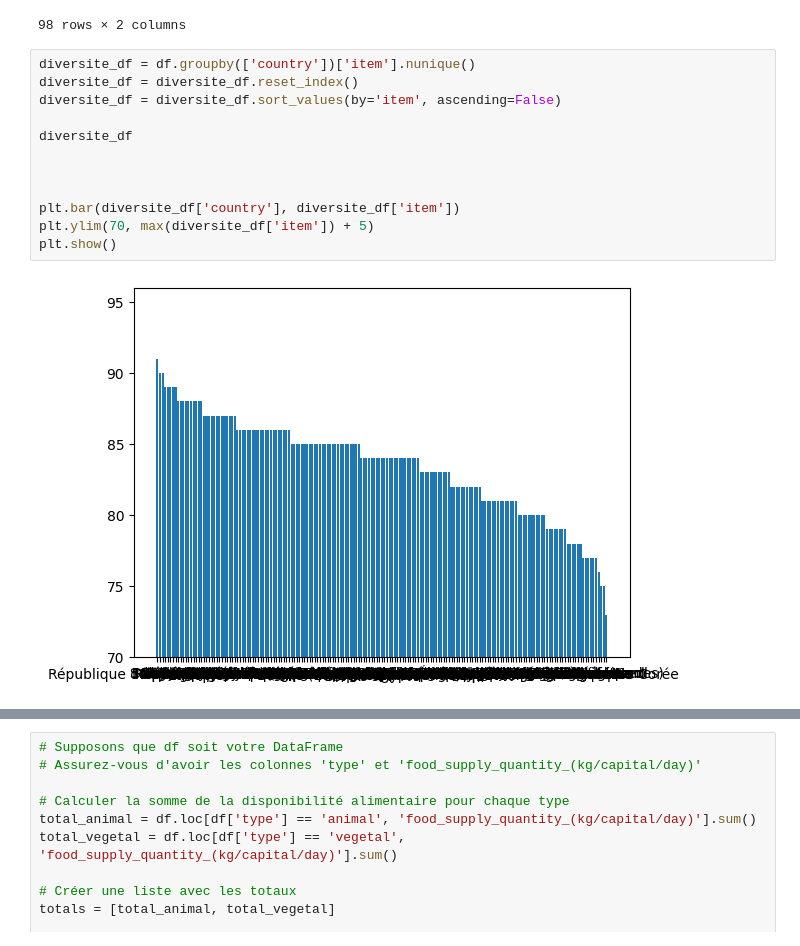
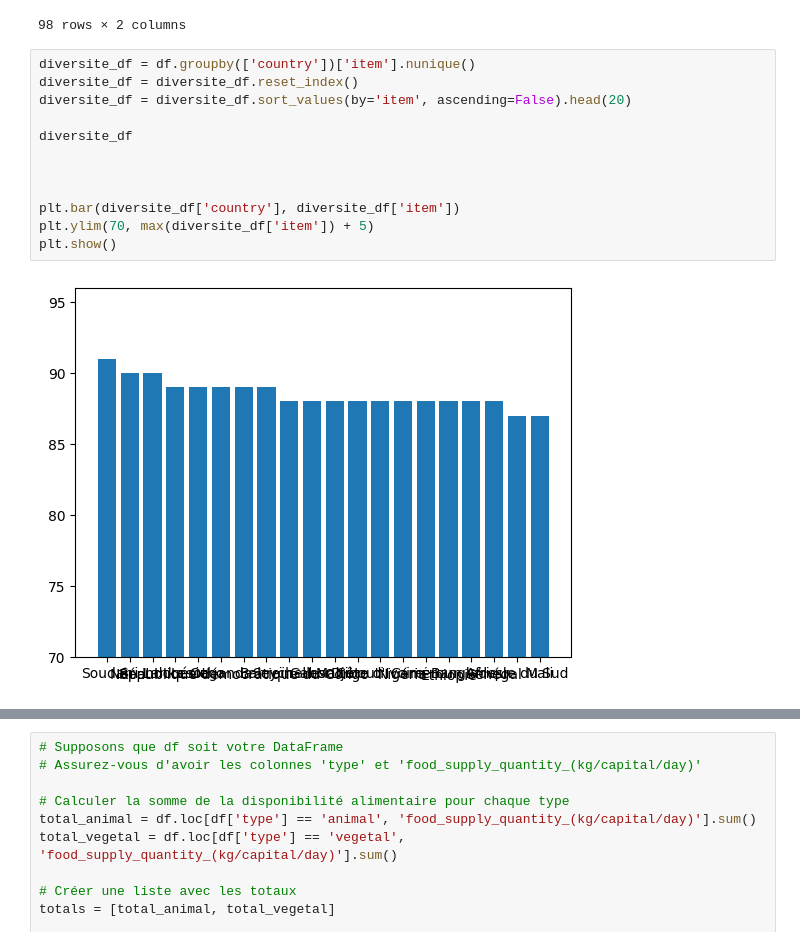
Before and after one commit to Melobgn/Brief-pandas-SEM, a Jupyter notebook: dataframes.ipynb, the cells around one changed output, grey strips where cells are left out. Saved outputs shown, nothing was run; the diff lists cells and outputs as text.

```diff
--- a/dataframes.ipynb
+++ b/dataframes.ipynb
@@ -448,17 +448,17 @@ diversite_df
 # %%
 diversite_df = df.groupby(['country'])['item'].nunique()
 diversite_df = diversite_df.reset_index()
-diversite_df = diversite_df.sort_values(by='item', ascending=False)
+diversite_df = diversite_df.sort_values(by='item', ascending=False).head(20)
 
 diversite_df
 
 
 
 plt.bar(diversite_df['country'], diversite_df['item'])
 plt.ylim(70, max(diversite_df['item']) + 5)
 plt.show()
 # %% [output]
-[figure, old version]
+[figure, new version]
 # %%
 diversite_df_top_bottom = pd.concat([diversite_df.head(10), diversite_df.tail(10)])
 
```
Also changed, not shown: parts of 6 cells of this notebook, 3 other files.
